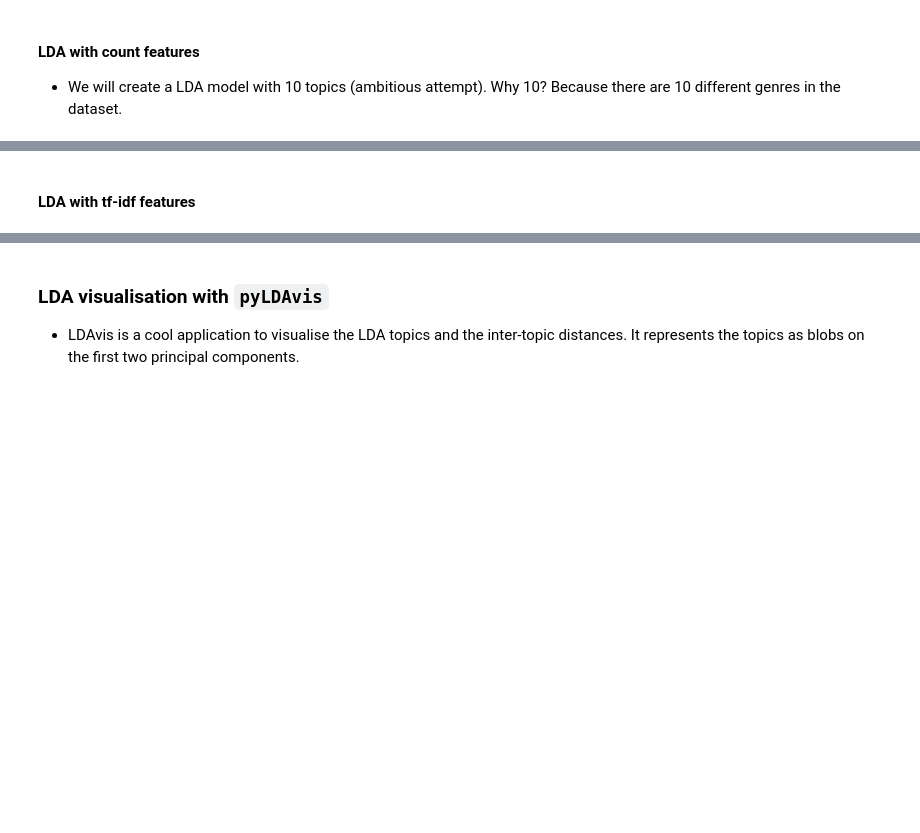
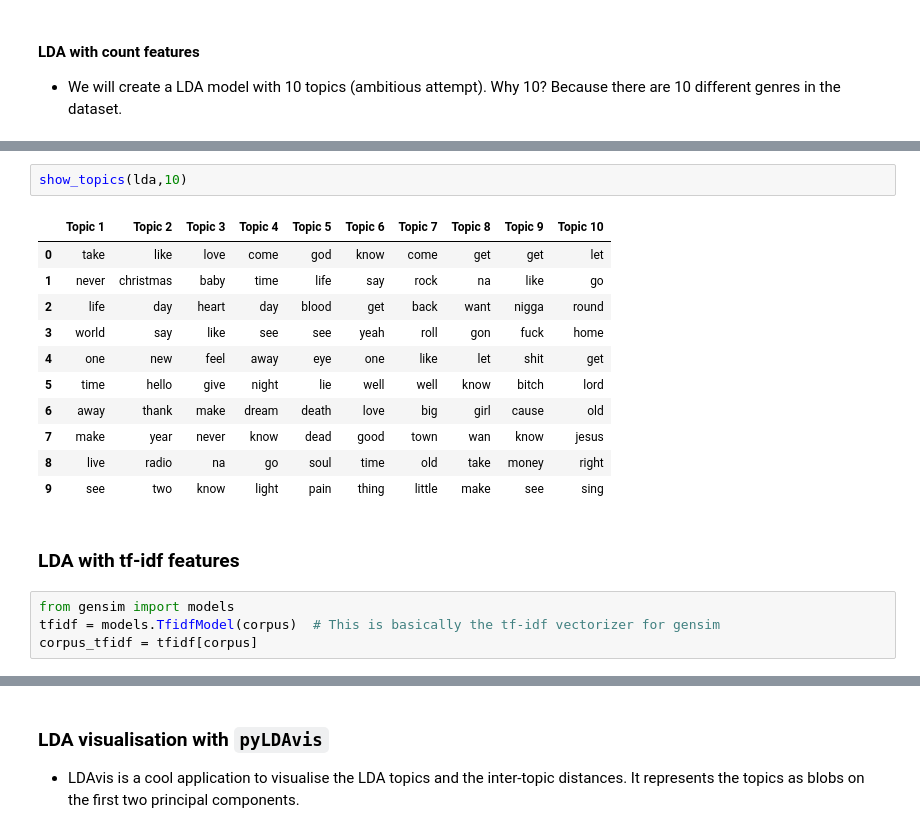
Before and after one commit to dsanyal/Lyrics_classifier, a Jupyter notebook: classifer.ipynb, the cells around one changed output, grey strips where cells are left out. Cells and saved outputs as stored; diff of their text form; blank space fills up the shorter version.

```diff
--- a/classifer.ipynb
+++ b/classifer.ipynb
@@ -300,5 +279,23 @@ lda.print_topics()
+# %%
+show_topics(lda,10)
+# %% [output]
+|  | Topic 1 | Topic 2 | Topic 3 | Topic 4 | Topic 5 | Topic 6 | Topic 7 | Topic 8 | Topic 9 | Topic 10 |
+| 0 | take | like | love | come | god | know | come | get | get | let |
+| 1 | never | christmas | baby | time | life | say | rock | na | like | go |
+| 2 | life | day | heart | day | blood | get | back | want | nigga | round |
+| 3 | world | say | like | see | see | yeah | roll | gon | fuck | home |
+| 4 | one | new | feel | away | eye | one | like | let | shit | get |
+| 5 | time | hello | give | night | lie | well | well | know | bitch | lord |
+| 6 | away | thank | make | dream | death | love | big | girl | cause | old |
+| 7 | make | year | never | know | dead | good | town | wan | know | jesus |
+| 8 | live | radio | na | go | soul | time | old | take | money | right |
+| 9 | see | two | know | light | pain | thing | little | make | see | sing |
 # %% [markdown]
-#### LDA with tf-idf features
+### LDA with tf-idf features
+# %%
+from gensim import models
+tfidf = models.TfidfModel(corpus)  # This is basically the tf-idf vectorizer for gensim
+corpus_tfidf = tfidf[corpus]
 # %%
 num_topics=10
 start = time.time()
```
Also changed, not shown: parts of 55 cells of this notebook.
